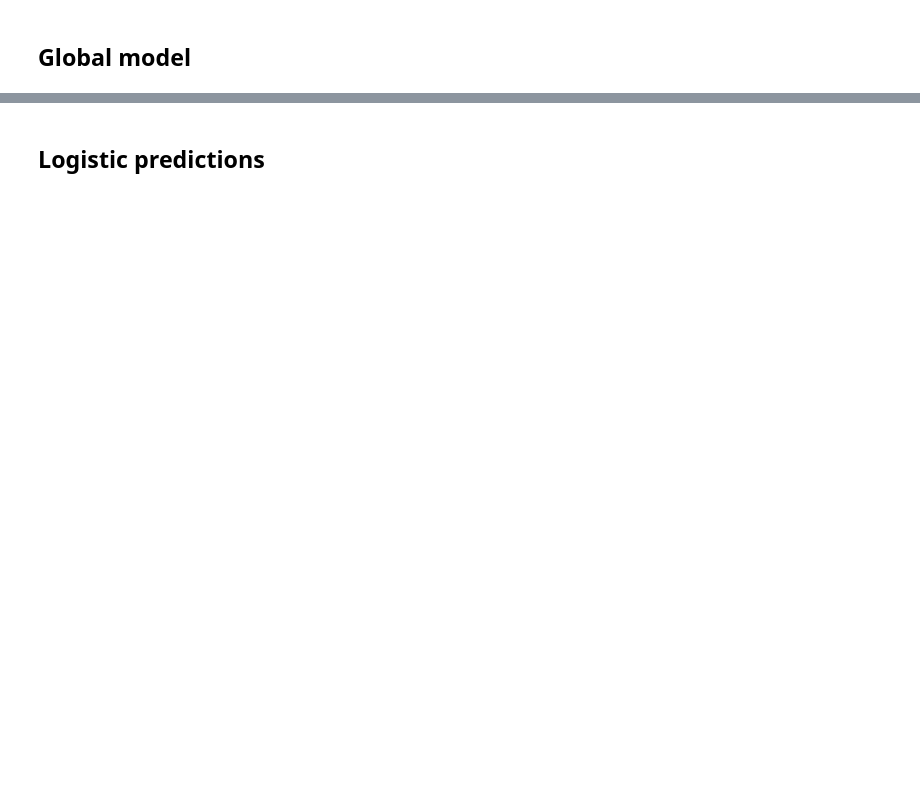
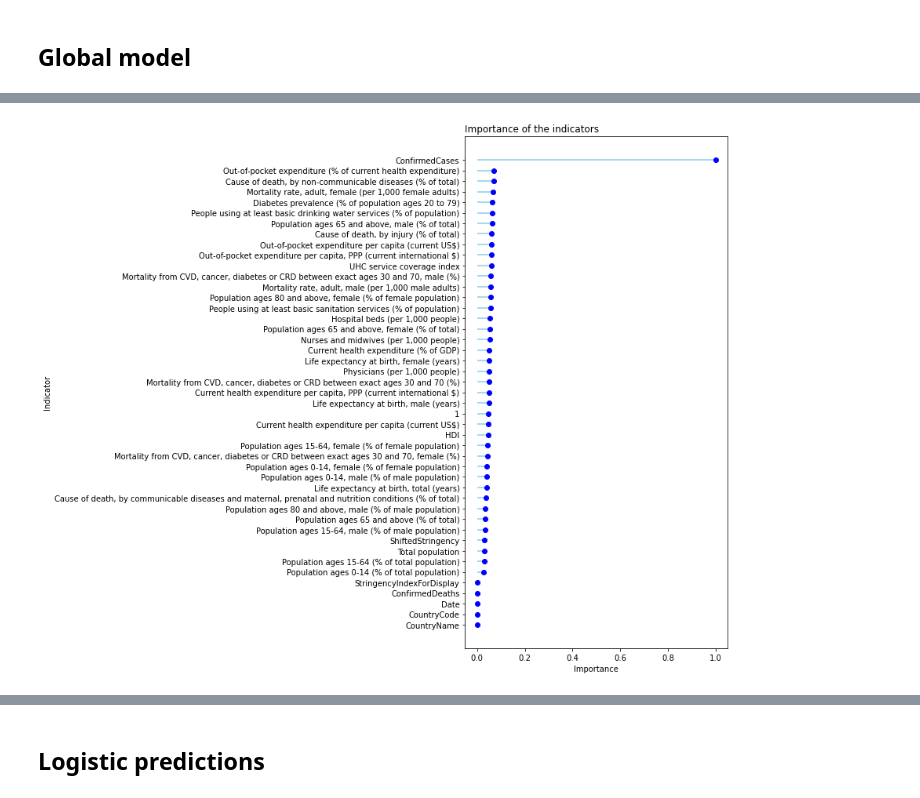
Before and after one commit to Kipre/EUDemographyCleaner, a Jupyter notebook: internship/covid.ipynb, the cells around one changed output, grey strips where cells are left out. Saved outputs shown, nothing was run; the diff lists cells and outputs as text; code cells hidden in the pictures; blank space fills up the shorter version.

```diff
--- a/internship/covid.ipynb
+++ b/internship/covid.ipynb
@@ -349,0 +412,14 @@ plt.show()
+# %%
+weights, _ = sparse_regression(X.values, m2[poly_args['predicted_variables']].values, cutoff=2e-3)
+integration_args['weights'] = weights
+
+# integration_args['weights'] = best_weights['smape'][0]
+
+# weights = integration_args['weights']
+
+
+mse = ((tf.matmul(tf.cast(X.values, dtype=tf.float32), weights) - m2[poly_args['predicted_variables']].values)**2).numpy().mean()
+
+mse, (weights.numpy() != 0).sum(), weights
+
+# show_weights(weights, derivative=False)
@@ -349,0 +444,45 @@ plt.show()
+# %%
+coefficients = [a.split('*') for a in X.columns]
+masses = []
+indics = []
+
+plot_weights = weights
+
+for indicator in m1.columns:
+    weight = 0
+    for coefs, w in zip(coefficients, plot_weights):
+        if indicator in coefs:
+            weight += abs(w.numpy()[0])
+    masses.append(weight)
+    if indicator in indicators_description.keys():
+        indics.append(indicators_description[indicator])
+    else:
+        indics.append(indicator)
+
+masses = np.array(masses)
+
+plt.figure(figsize=(6, 12))
+# Create a dataframe
+df = pd.DataFrame({'group':indics, 'codes': m1.columns, 'values':masses})
+df['values'] = (df['values']-df['values'].min())/(df['values'].max()-df['values'].min()) # normalization
+
+
+ordered_df = df.sort_values(by='values')
+ordered_df
+my_range=range(1,len(df.index)+1)
+
+# The vertival plot is made using the hline function
+# I load the seaborn library only to benefit the nice looking feature
+import seaborn as sns
+plt.hlines(y=my_range, xmin=0, xmax=ordered_df['values'], color='skyblue')
+plt.plot(ordered_df['values'], my_range, "o", color='blue')
+
+# Add titles and axis names
+plt.yticks(my_range, ordered_df['group'])
+plt.title("Importance of the indicators", loc='left')
+plt.xlabel('Importance')
+plt.ylabel('Indicator')
+plt.savefig('reports/importances.png')
+plt.show()
+# %% [output]
+[figure, added]
```
Also changed, not shown: parts of 48 cells of this notebook, 5 other files.
